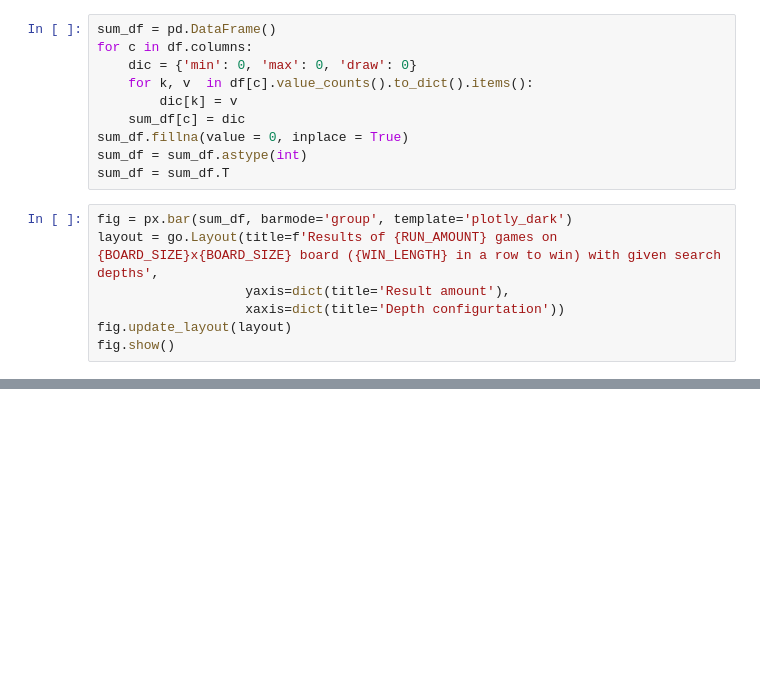
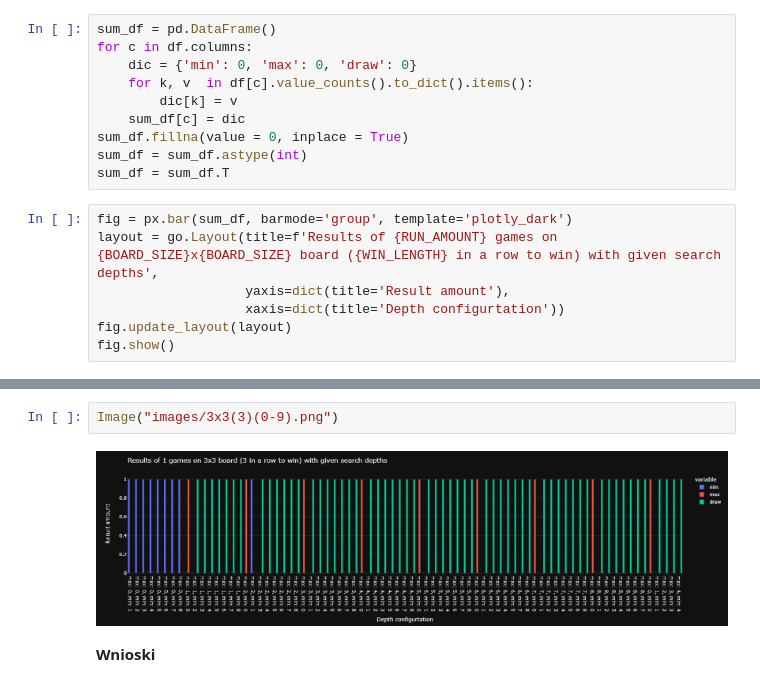
Before and after one commit to janekfilipecki/core-machine-learning, a Jupyter notebook: cw_3.ipynb, the cells around one changed output, grey strips where cells are left out. Cells and saved outputs as stored; diff of their text form; blank space fills up the shorter version.

```diff
--- a/cw_3.ipynb
+++ b/cw_3.ipynb
@@ -388,0 +427,6 @@ fig.show()
+# %%
+Image("images/3x3(3)(0-9).png")
+# %% [output]
+[figure, added]
+# %% [markdown]
+__Wnioski__
```
Also changed, not shown: parts of 11 cells of this notebook, 3 other files.
